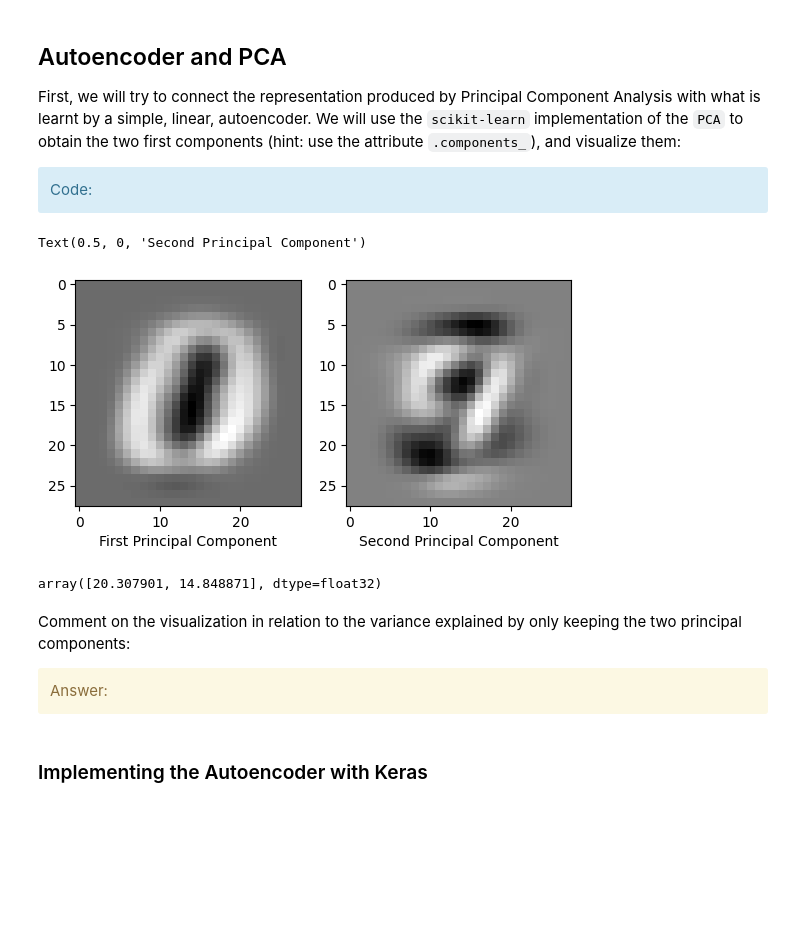
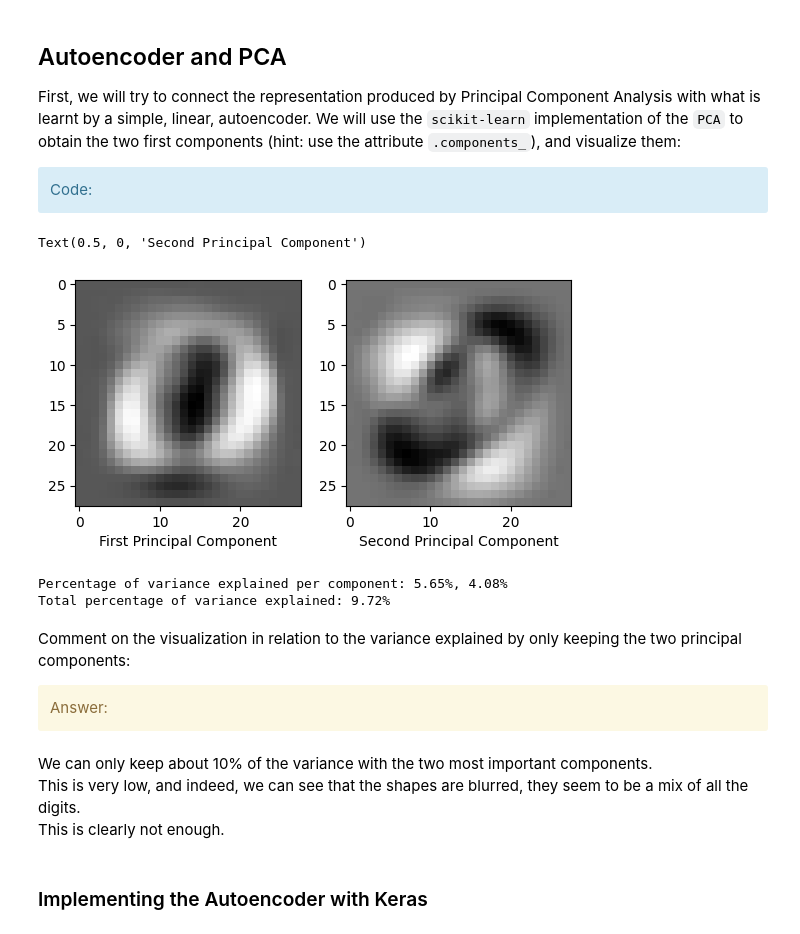
Before and after one commit to ronan-lebas/SD-TSIA210, a Jupyter notebook: lebas_grp5_NN.ipynb, the cells around one changed output. Saved outputs shown, nothing was run; the diff lists cells and outputs as text; code cells hidden in the pictures; blank space fills up the shorter version.

```diff
--- a/lebas_grp5_NN.ipynb
+++ b/lebas_grp5_NN.ipynb
@@ -60,22 +63,25 @@ Then, after casting the pixels to floats, normalize the images so that they have
 # %%
 # Reshape images to vectors of pixels
 img_rows, img_cols = train_images.shape[1], train_images.shape[2]
-train_images = train_images.reshape(train_images.shape[0], img_rows * img_cols)
-test_images = test_images.reshape(test_images.shape[0], img_rows * img_cols)
+X_train = train_images.reshape(train_images.shape[0], img_rows * img_cols)
+X_test = test_images.reshape(test_images.shape[0], img_rows * img_cols)
 
 # Cast pixels from uint8 to float32
-train_images = train_images.astype('float32')
-test_images = test_images.astype('float32')
+X_train = X_train.astype('float32')
+X_test = X_test.astype('float32')
 
 # Now let us normalize the images so that they have zero mean and standard deviation
 # Hint: are real testing data statistics known at training time ?
-#mean, std = np.mean(train_images), np.std(train_images)
-#train_images = (train_images - mean) / std
-#test_images = (test_images - std) / mean
 
+# We could do it by hand
+#mean, std = np.mean(X_train), np.std(X_train)
+#X_train = (X_train - mean) / std
+#X_test = (X_test - mean) / std
+
+# But better results are obtained with the StandardScaler class from scikit
 scaler = StandardScaler()
-train_images = scaler.fit_transform(train_images)
-test_images = scaler.transform(test_images)
+X_train = scaler.fit_transform(X_train)
+X_test = scaler.transform(X_test)
 # %% [markdown]
 # First part: working with Numpy
 
@@ -363,31 +350,37 @@ First, we will try to connect the representation produced by Principal Component
 # %%
 from sklearn.decomposition import PCA
 
 # Let's find the first 2 PCA components
 num_components = 2
-pca = PCA(2).fit(train_images)
+pca = PCA(num_components).fit(X_train)
 
 # Reshape so they resemble images and we can print them
 eigen_mnist = pca.components_.reshape((num_components, img_rows, img_cols))
 
 # Show the reshaped principal components
 f, ax = plt.subplots(1,2)
 ax[0].imshow(eigen_mnist[0], cmap='gray')
 ax[0].set_xlabel('First Principal Component')
 ax[1].imshow(eigen_mnist[1], cmap='gray')
 ax[1].set_xlabel('Second Principal Component')
 # %% [output]
 Text(0.5, 0, 'Second Principal Component')
-[figure, old version]
+[figure, new version]
-# %%
-# Print the variance explained by those components
-pca.explained_variance_
-# %% [output]
-array([20.307901, 14.848871], dtype=float32)
+# %%
+# Print the variance explained by those components
+print(f"Percentage of variance explained per component: {round(pca.explained_variance_ratio_[0]*100, 2)}%, {round(pca.explained_variance_ratio_[1]*100, 2)}%")
+print(f"Total percentage of variance explained: {round(sum(pca.explained_variance_ratio_*100), 2)}%")
+# %% [output]
+Percentage of variance explained per component: 5.65%, 4.08%
+Total percentage of variance explained: 9.72%
 # %% [markdown]
 Comment on the visualization in relation to the variance explained by only keeping the two principal components:
 <div class='alert alert-block alert-warning'>
             Answer:</div>
+# %% [markdown]
+We can only keep about 10% of the variance with the two most important components.
+This is very low, and indeed, we can see that the shapes are blurred, they seem to be a mix of all the digits.
+This is clearly not enough.
 # %% [markdown]
 ### Implementing the Autoencoder with Keras
 # %%
```
Also changed, not shown: parts of 24 cells of this notebook.
